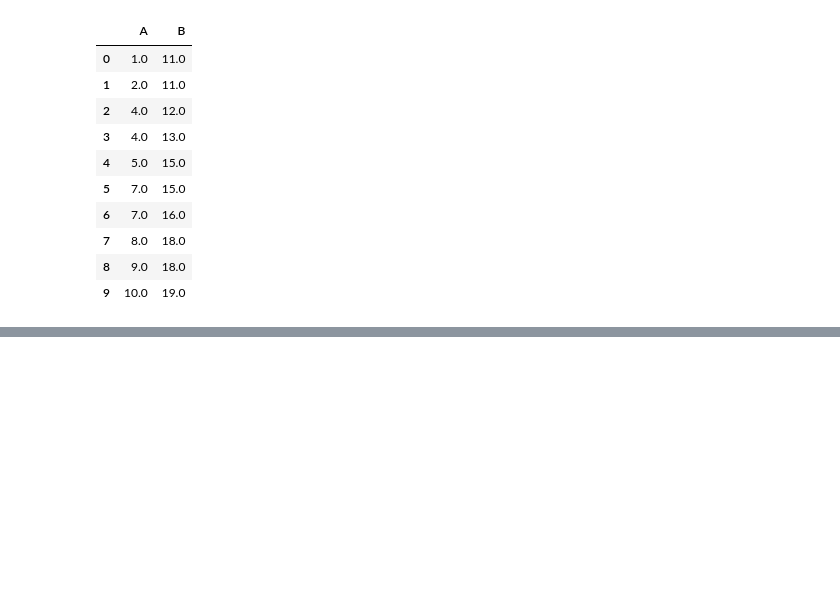
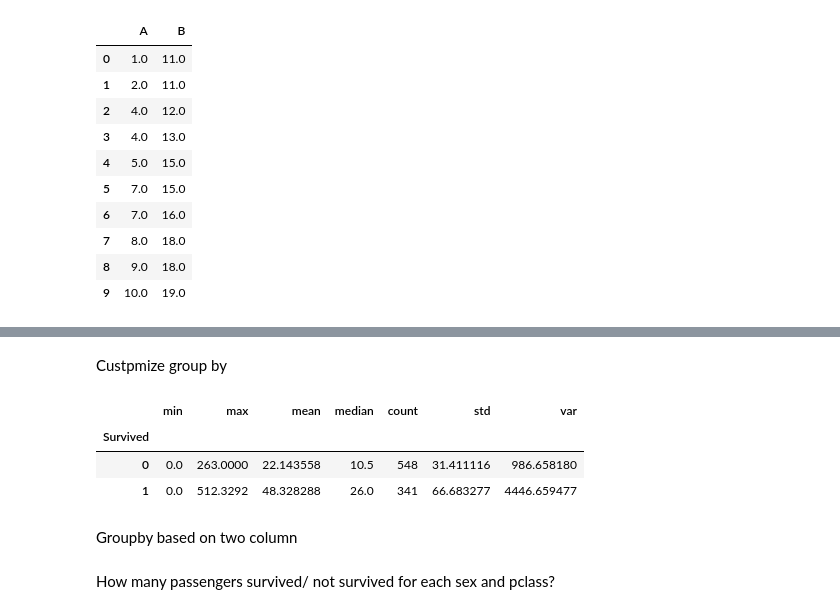
Before and after one commit to prA-G/DailyPythonNotes, a Jupyter notebook: 19_Pandas_Advance.ipynb, the cells around one changed output, grey strips where cells are left out. Saved outputs shown, nothing was run; the diff lists cells and outputs as text; code cells hidden in the pictures; blank space fills up the shorter version.

```diff
--- a/19_Pandas_Advance.ipynb
+++ b/19_Pandas_Advance.ipynb
@@ -733,0 +890,13 @@ df2.bfill()
+# %% [markdown]
+Custpmize group by
+# %%
+df.groupby(['Survived'])['Fare'].agg(['min', 'max', 'mean', 'median', 'count', 'std', 'var'])
+# %% [output]
+|  | min | max | mean | median | count | std | var |
+| Survived |  |  |  |  |  |  |  |
+| 0 | 0.0 | 263.0000 | 22.143558 | 10.5 | 548 | 31.411116 | 986.658180 |
+| 1 | 0.0 | 512.3292 | 48.328288 | 26.0 | 341 | 66.683277 | 4446.659477 |
+# %% [markdown]
+Groupby based on two column
+# %% [markdown]
+How many passengers survived/ not survived for each sex and pclass?
```
Also changed, not shown: parts of 35 cells of this notebook.
